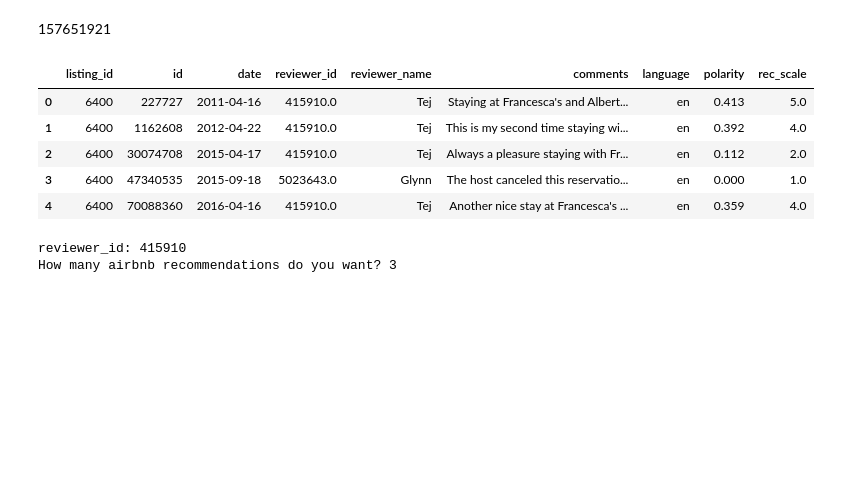
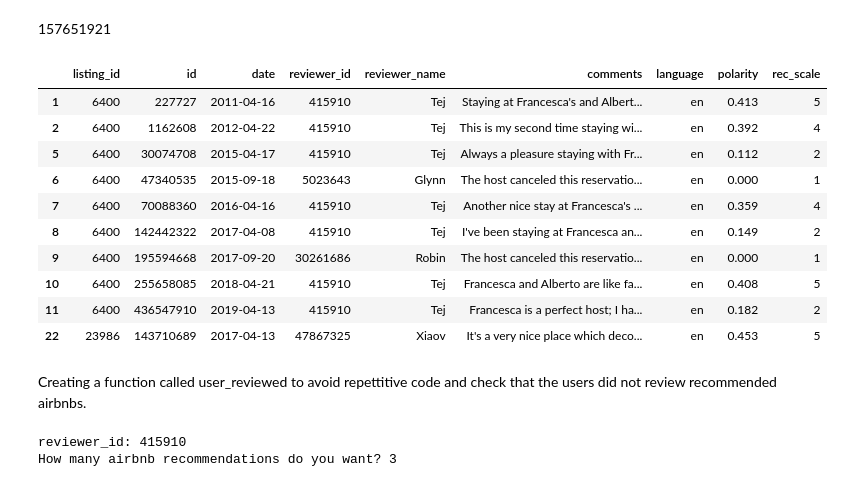
Before and after one commit to anat-jacobson/Airbnb-Recommender, a Jupyter notebook: Airbnb_Recommender_Collab_Filtering.ipynb, the cells around one changed output. Saved outputs shown, nothing was run; the diff lists cells and outputs as text; code cells hidden in the pictures; blank space fills up the shorter version.

Commit message:
adjusting function

```diff
--- a/Airbnb_Recommender_Collab_Filtering.ipynb
+++ b/Airbnb_Recommender_Collab_Filtering.ipynb
@@ -726,3 +726,5 @@ final_df = pd.read_csv('english_reviews.csv')
+# %%
+final_df=english_reviews
 # %% [markdown]
 Commmented out as to not keep exporting.
 # %%
@@ -1285,12 +1371,19 @@ How many airbnb recommendations do you want? 3
 # %% [markdown]
 157651921
 # %%
-final_df.head()
+final_df.head(10)
 # %% [output]
 |  | listing_id | id | date | reviewer_id | reviewer_name | comments | language | polarity | rec_scale |
-| 0 | 6400 | 227727 | 2011-04-16 | 415910.0 | Tej | Staying at Francesca's and Albert... | en | 0.413 | 5.0 |
-| 1 | 6400 | 1162608 | 2012-04-22 | 415910.0 | Tej | This is my second time staying wi... | en | 0.392 | 4.0 |
-| 2 | 6400 | 30074708 | 2015-04-17 | 415910.0 | Tej | Always a pleasure staying with Fr... | en | 0.112 | 2.0 |
-| 3 | 6400 | 47340535 | 2015-09-18 | 5023643.0 | Glynn | The host canceled this reservatio... | en | 0.000 | 1.0 |
-| 4 | 6400 | 70088360 | 2016-04-16 | 415910.0 | Tej | Another nice stay at Francesca's ... | en | 0.359 | 4.0 |
+| 1 | 6400 | 227727 | 2011-04-16 | 415910 | Tej | Staying at Francesca's and Albert... | en | 0.413 | 5 |
+| 2 | 6400 | 1162608 | 2012-04-22 | 415910 | Tej | This is my second time staying wi... | en | 0.392 | 4 |
+| 5 | 6400 | 30074708 | 2015-04-17 | 415910 | Tej | Always a pleasure staying with Fr... | en | 0.112 | 2 |
+| 6 | 6400 | 47340535 | 2015-09-18 | 5023643 | Glynn | The host canceled this reservatio... | en | 0.000 | 1 |
+| 7 | 6400 | 70088360 | 2016-04-16 | 415910 | Tej | Another nice stay at Francesca's ... | en | 0.359 | 4 |
+| 8 | 6400 | 142442322 | 2017-04-08 | 415910 | Tej | I've been staying at Francesca an... | en | 0.149 | 2 |
+| 9 | 6400 | 195594668 | 2017-09-20 | 30261686 | Robin | The host canceled this reservatio... | en | 0.000 | 1 |
+| 10 | 6400 | 255658085 | 2018-04-21 | 415910 | Tej | Francesca and Alberto are like fa... | en | 0.408 | 5 |
+| 11 | 6400 | 436547910 | 2019-04-13 | 415910 | Tej | Francesca is a perfect host; I ha... | en | 0.182 | 2 |
+| 22 | 23986 | 143710689 | 2017-04-13 | 47867325 | Xiaov | It's a very nice place which deco... | en | 0.453 | 5 |
+# %% [markdown]
+Creating a function called user_reviewed to avoid repettitive code and check that the users did not review recommended airbnbs.
 # %%
```
Also changed, not shown: parts of 50 cells of this notebook.
